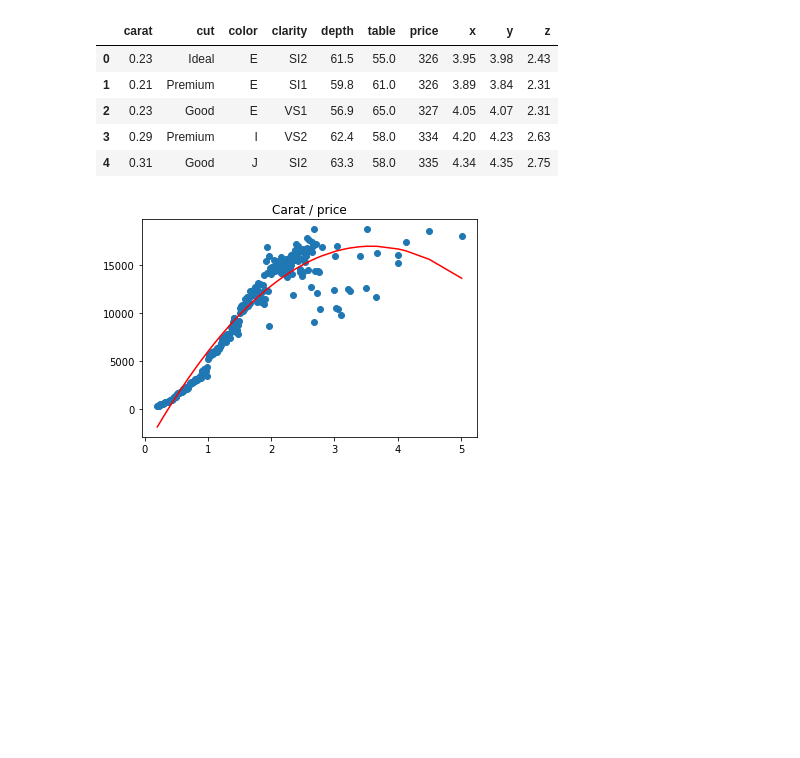
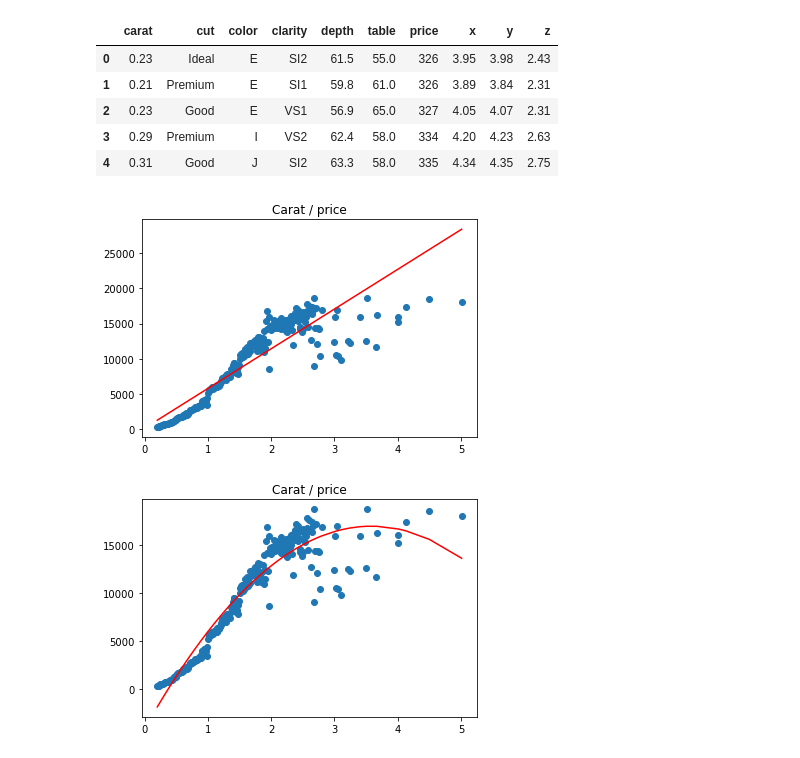
Before and after one commit to Mar-Ber/DA_DiamondModel, a Jupyter notebook: correlation.ipynb, the cells around one changed output. Saved outputs shown, nothing was run; the diff lists cells and outputs as text; code cells hidden in the pictures; blank space fills up the shorter version.

Commit message:
plots

```diff
--- a/correlation.ipynb
+++ b/correlation.ipynb
@@ -38,13 +38,22 @@ price = list(caratPriceDict.values())
 caratPrice = {"carat":carat, "price":price}
 dfCaratPrice = pd.DataFrame(caratPrice)
 dfCaratPrice.to_csv(r'output/caratPrice.csv', index=False)
-
-plt.scatter(carat, price)
-z = np.polyfit(carat, price, 2)
-p = np.poly1d(z)
-trend_h = p(carat)
-plt.plot(carat,trend_h, "r-")
-plt.title("Carat / price")
-plt.show()
-# %% [output]
-[figure, removed]
+# %%
+plt.scatter(carat, price)
+z = np.polyfit(carat, price, 1)
+p = np.poly1d(z)
+trend_h = p(carat)
+plt.plot(carat,trend_h, "r-")
+plt.title("Carat / price")
+plt.show()
+
+plt.scatter(carat, price)
+z = np.polyfit(carat, price, 2)
+p = np.poly1d(z)
+trend_h = p(carat)
+plt.plot(carat,trend_h, "r-")
+plt.title("Carat / price")
+plt.show()
+# %% [output]
+[figure, added]
+[figure, added]
```
